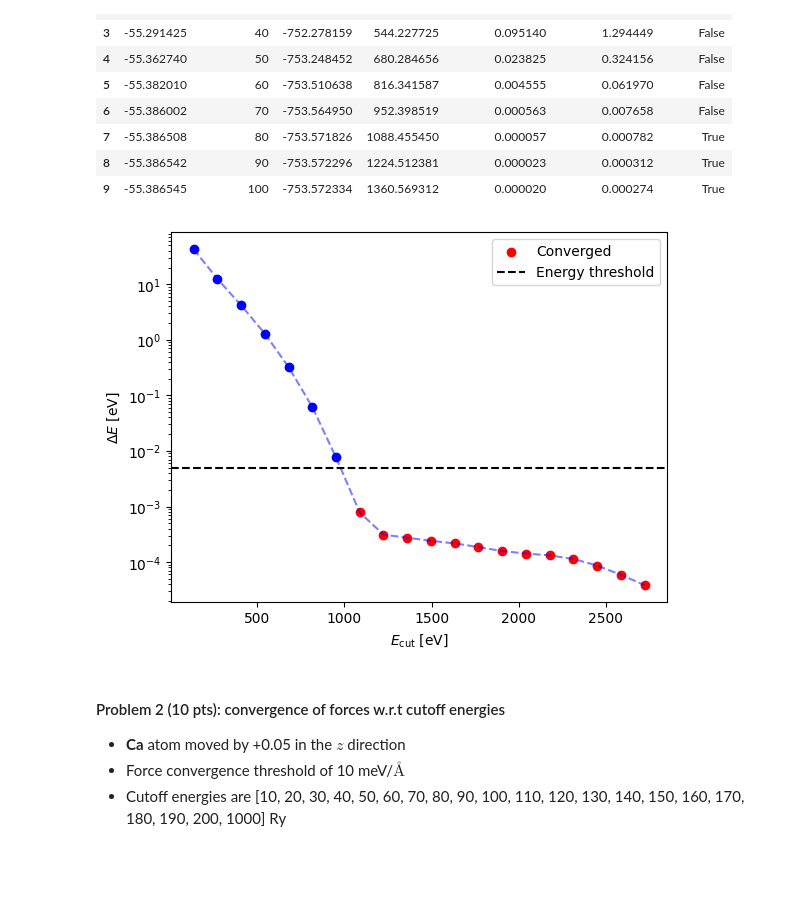
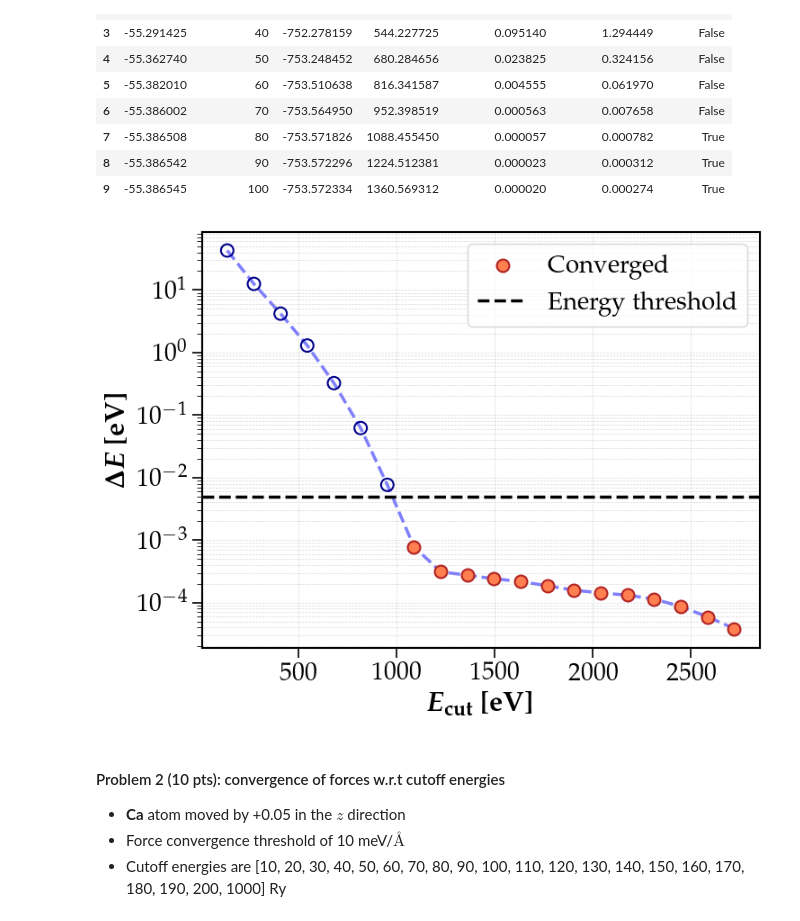
Before and after one commit to sylvainshan/MSE-468-Atomisitc-and-Quantum-Simulations-of-Materials, a Jupyter notebook: lab2/analysis.ipynb, the cells around one changed output. Cells and saved outputs as stored; diff of their text form; code cells hidden in the pictures; blank space fills up the shorter version.

```diff
--- a/lab2/analysis.ipynb
+++ b/lab2/analysis.ipynb
@@ -47,22 +54,31 @@ df.head(10)
 | 8 | -55.386542 | 90 | -753.572296 | 1224.512381 | 0.000023 | 0.000312 | True |
 | 9 | -55.386545 | 100 | -753.572334 | 1360.569312 | 0.000020 | 0.000274 | True |
 # %%
-plt.plot(df["E_cutoff [eV]"][:-1], df["Convergence [eV]"][:-1], color="blue", linestyle="--", alpha=0.5)
+plt.plot(df["E_cutoff [eV]"][:-1], df["Convergence [eV]"][:-1], color="blue", linestyle="--", alpha=0.5, zorder=1)
 
 # Scatter non converged points
-plt.scatter(df[~df["Converged"]]["E_cutoff [eV]"], df[~df["Converged"]]["Convergence [eV]"], marker="o", color="blue")
+plt.scatter(df[~df["Converged"]]["E_cutoff [eV]"], df[~df["Converged"]]["Convergence [eV]"],
+            marker="o", color="None", edgecolor="darkblue", s=100, linewidths=1.5, zorder=2)
 
 # Scatter converged points
-plt.scatter(df[df["Converged"]]["E_cutoff [eV]"][:-1], df[df["Converged"]]["Convergence [eV]"][:-1], marker="o", color="red", label="Converged")
+plt.scatter(df[df["Converged"]]["E_cutoff [eV]"][:-1], df[df["Converged"]]["Convergence [eV]"][:-1],
+            marker="o", color="coral", edgecolors="firebrick", linewidths=1.5, label="Converged", zorder=2)
 
 plt.axhline(energy_threshold, color='black', linestyle='--', label="Energy threshold")
-plt.xlabel(r"$E_{\rm cut}$ [eV]")
-plt.ylabel(r"$\Delta E$ [eV]")
+plt.xlabel(r"$\boldsymbol{E_{\rm cut}}$ $\textbf{[eV]}$")
+plt.ylabel(r"$\boldsymbol{\Delta E}$ $\textbf{[eV]}$")
 plt.yscale("log")
 plt.legend()
+plt.grid(True, which='both', linestyle='--', linewidth=0.5, alpha=0.3)
+
+FIG_PATH = "Figures/"
+os.makedirs(FIG_PATH, exist_ok=True)
+figname = "P1_bulk_energy_vs_kinetic_energy_cutoff.pdf"
+plt.savefig(os.path.join(FIG_PATH, figname), bbox_inches="tight")
+
 plt.show()
 # %% [output]
-[figure, old version]
+[figure, new version]
 # %% [markdown]
 #### Problem 2 (10 pts): convergence of forces w.r.t cutoff energies
 
```
Also changed, not shown: parts of 30 cells of this notebook, 12 other files.
